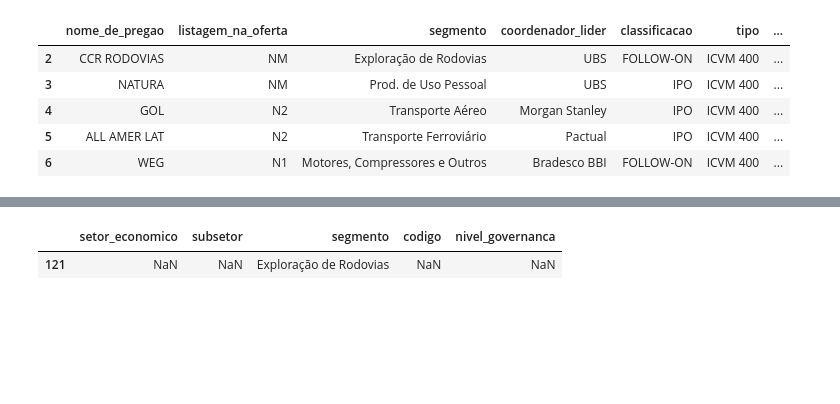
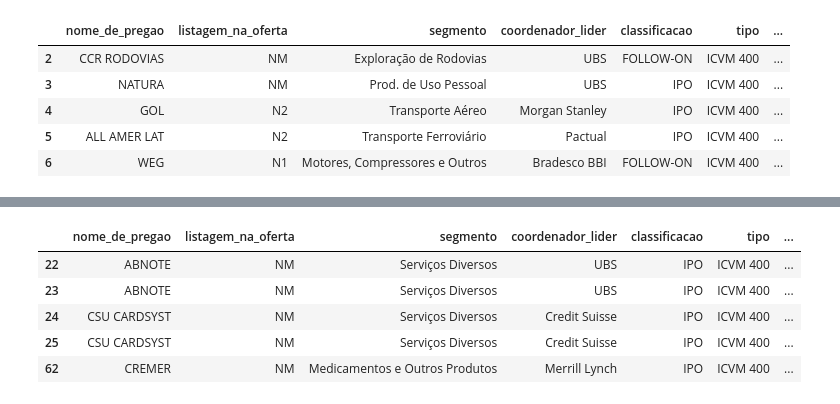
Before and after one commit to paulooctavio/ipos-analysis, a Jupyter notebook: Analise de IPOs Brasileiras.ipynb, the cells around one changed output, grey strips where cells are left out. Saved outputs shown, nothing was run; the diff lists cells and outputs as text; code cells hidden in the pictures; blank space fills up the shorter version.

```diff
--- a/Analise de IPOs Brasileiras.ipynb
+++ b/Analise de IPOs Brasileiras.ipynb
@@ -70,8 +81,7 @@ a.update(dict(zip(df.columns[-2:], df.iloc[1][-2:])).items())
 # %%
-df.rename(columns={'CLASSIFICAÇÃO SETORIAL DAS EMPRESAS NEGOCIADAS NA B3': 'setor_economico',
+# Correct columns naming
+sectors.rename(columns={'CLASSIFICAÇÃO SETORIAL DAS EMPRESAS NEGOCIADAS NA B3': 'setor_economico',
  'Unnamed: 1': 'subsetor',
  'Unnamed: 2': 'segmento',
  'Unnamed: 3': 'codigo',
  'Unnamed: 4': 'nivel_governanca'}, inplace = True)
-df.drop(df.head(2).index, inplace=True)
-df.drop(df.tail(18).index, inplace=True)
@@ -81,5 +87,0 @@ df = df[(df.segmento.isnull() == False) & (df.codigo.isnull() == True)]
-# %%
-df[df.segmento == 'Exploração de Rodovias']
-# %% [output]
-|  | setor_economico | subsetor | segmento | codigo | nivel_governanca |
-| 121 | NaN | NaN | Exploração de Rodovias | NaN | NaN |
@@ -85,0 +102,12 @@ df[df.segmento == 'Exploração de Rodovias']
+# %%
+# Some Economic Segments are duplicated, so first we will find them
+duplicated_segments = sectors[sectors.duplicated(subset=['segmento'], keep=False)]['segmento']
+duplicated_segments = list(set(duplicated_segments))
+ipos[ipos['segmento'].isin(duplicated_segments)].head()
+# %% [output]
+|  | nome_de_pregao | listagem_na_oferta | segmento | coordenador_lider | classificacao | tipo | ... |
+| 22 | ABNOTE | NM | Serviços Diversos | UBS | IPO | ICVM 400 | ... |
+| 23 | ABNOTE | NM | Serviços Diversos | UBS | IPO | ICVM 400 | ... |
+| 24 | CSU CARDSYST | NM | Serviços Diversos | Credit Suisse | IPO | ICVM 400 | ... |
+| 25 | CSU CARDSYST | NM | Serviços Diversos | Credit Suisse | IPO | ICVM 400 | ... |
+| 62 | CREMER | NM | Medicamentos e Outros Produtos | Merrill Lynch | IPO | ICVM 400 | ... |
```
Also changed, not shown: parts of 18 cells of this notebook.
